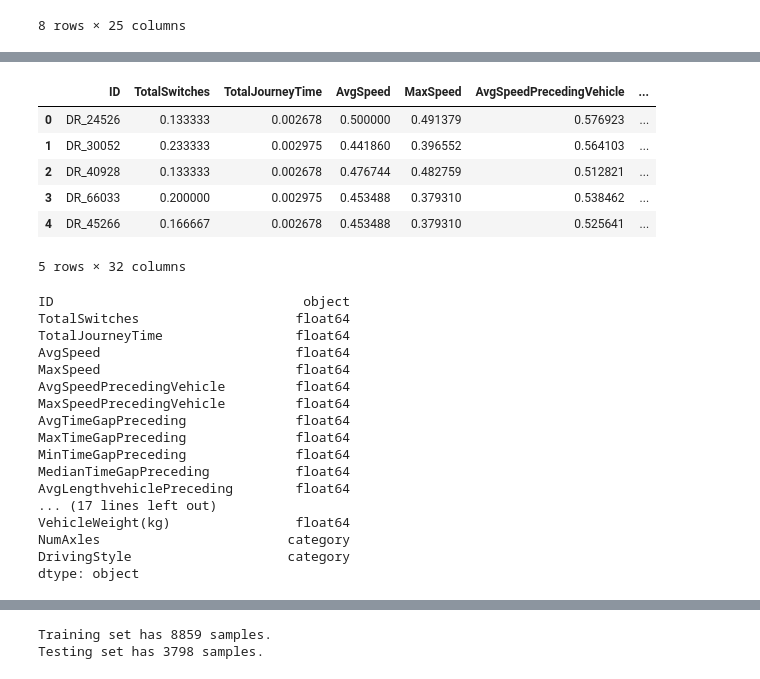
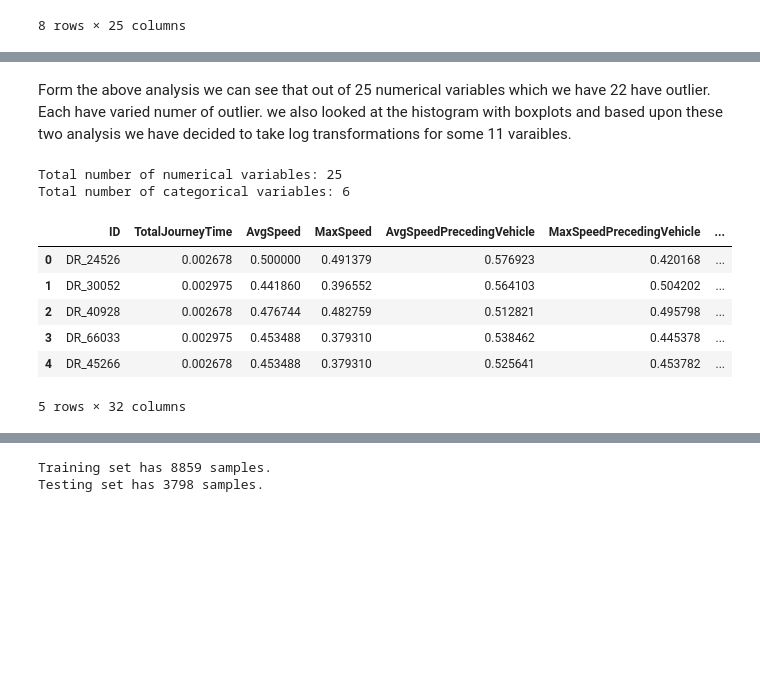
Before and after one commit to DataScience86/Python, a Jupyter notebook: DriverType/Script/DriverStyleCode.ipynb, the cells around one changed output, grey strips where cells are left out. Saved outputs shown, nothing was run; the diff lists cells and outputs as text; code cells hidden in the pictures; blank space fills up the shorter version.

```diff
--- a/DriverType/Script/DriverStyleCode.ipynb
+++ b/DriverType/Script/DriverStyleCode.ipynb
@@ -273,0 +320,12 @@ finalRawData[numerical].describe()
+# %%
+# plotting histogram with a boxplot on top for each variable
+for i in numerical:
+    plt.figure(i)
+    # Cut the window in 2 parts
+    f, (ax_box, ax_hist) = plt.subplots(2, sharex=True, gridspec_kw={"height_ratios": (.15, .85)})
+    # Add a graph in each part
+    sns.boxplot(finalRawData[i], ax=ax_box)
+    sns.distplot(finalRawData[i], ax=ax_hist)
+
+    # Remove x axis name for the boxplot
+    ax_box.set(xlabel='')
@@ -274,47 +346,48 @@ finalRawData[numerical].describe()
+# %% [markdown]
+Form the above analysis we can see that out of 25 numerical variables which we have 22 have outlier. Each have varied numer of outlier. we also looked at the histogram with boxplots and based upon these two analysis we have decided to take log transformations for some 11 varaibles.
+# %%
+# Taking log transformation for some varaibles
+VarLogTransList = ["TotalSwitches", "AvgTimeGapPreceding", "MaxTimeGapPreceding", "MinTimeGapPreceding",
+                   "MedianTimeGapPreceding", "AvgLengthvehiclePreceding", "AvgWeightvehiclePreceding",
+                   "MedianWeightvehiclePreceding", "VehicleWeight(kg)", "VehicleLength(cm)"]
+for i in VarLogTransList:
+    finalRawData["log_" + i] = np.log(finalRawData[i] + 1)
+
+finalRawData = finalRawData.drop(VarLogTransList, axis=1)
 # %%
 # Converting some of the variables to categorial type
 catVariableList = ['RoadCondition', 'NumAxles', 'Precipitation', 'PrecipitationIntensity', 'Weekday', 'DrivingStyle']
 
 for i in catVariableList:
     finalRawData[i] = finalRawData[i].astype('category')
+# %%
+print("Total number of numerical variables: {}".format(len(numerical)))
+print("Total number of categorical variables: {}".format(len(catVariableList)))
+# %% [output]
+Total number of numerical variables: 25
+Total number of categorical variables: 6
 # %%
 from sklearn.preprocessing import MinMaxScaler
+
+FinalNumerical = finalRawData.drop(catVariableList, axis = 1).columns
+FinalNumerical = FinalNumerical.drop("ID")
+
 
 # Initialize a scaler, then apply it to the features
 scaler = MinMaxScaler() # default=(0, 1)
 
-finalRawData[numerical] = scaler.fit_transform(finalRawData[numerical])
+finalRawData[FinalNumerical] = scaler.fit_transform(finalRawData[FinalNumerical])
 
 # Show an example of a record with scaling applied
 finalRawData.head(n = 5)
 # %% [output]
-|  | ID | TotalSwitches | TotalJourneyTime | AvgSpeed | MaxSpeed | AvgSpeedPrecedingVehicle | ... |
-| 0 | DR_24526 | 0.133333 | 0.002678 | 0.500000 | 0.491379 | 0.576923 | ... |
-| 1 | DR_30052 | 0.233333 | 0.002975 | 0.441860 | 0.396552 | 0.564103 | ... |
-| 2 | DR_40928 | 0.133333 | 0.002678 | 0.476744 | 0.482759 | 0.512821 | ... |
-| 3 | DR_66033 | 0.200000 | 0.002975 | 0.453488 | 0.379310 | 0.538462 | ... |
-| 4 | DR_45266 | 0.166667 | 0.002678 | 0.453488 | 0.379310 | 0.525641 | ... |
+|  | ID | TotalJourneyTime | AvgSpeed | MaxSpeed | AvgSpeedPrecedingVehicle | MaxSpeedPrecedingVehicle | ... |
+| 0 | DR_24526 | 0.002678 | 0.500000 | 0.491379 | 0.576923 | 0.420168 | ... |
+| 1 | DR_30052 | 0.002975 | 0.441860 | 0.396552 | 0.564103 | 0.504202 | ... |
+| 2 | DR_40928 | 0.002678 | 0.476744 | 0.482759 | 0.512821 | 0.495798 | ... |
+| 3 | DR_66033 | 0.002975 | 0.453488 | 0.379310 | 0.538462 | 0.445378 | ... |
+| 4 | DR_45266 | 0.002678 | 0.453488 | 0.379310 | 0.525641 | 0.453782 | ... |
 5 rows × 32 columns
-# %%
-finalRawData.dtypes
-# %% [output]
-ID                                object
-TotalSwitches                    float64
-TotalJourneyTime                 float64
-AvgSpeed                         float64
-MaxSpeed                         float64
-AvgSpeedPrecedingVehicle         float64
-MaxSpeedPrecedingVehicle         float64
-AvgTimeGapPreceding              float64
-MaxTimeGapPreceding              float64
-MinTimeGapPreceding              float64
-MedianTimeGapPreceding           float64
-AvgLengthvehiclePreceding        float64
-... (17 lines left out)
-VehicleWeight(kg)                float64
-NumAxles                        category
-DrivingStyle                    category
-dtype: object
 # %%
 DrivingStyle = finalRawData["DrivingStyle"]
 features = finalRawData.drop(["ID","DrivingStyle"], axis=1)
```
Also changed, not shown: parts of 18 cells of this notebook, 3 other files.
